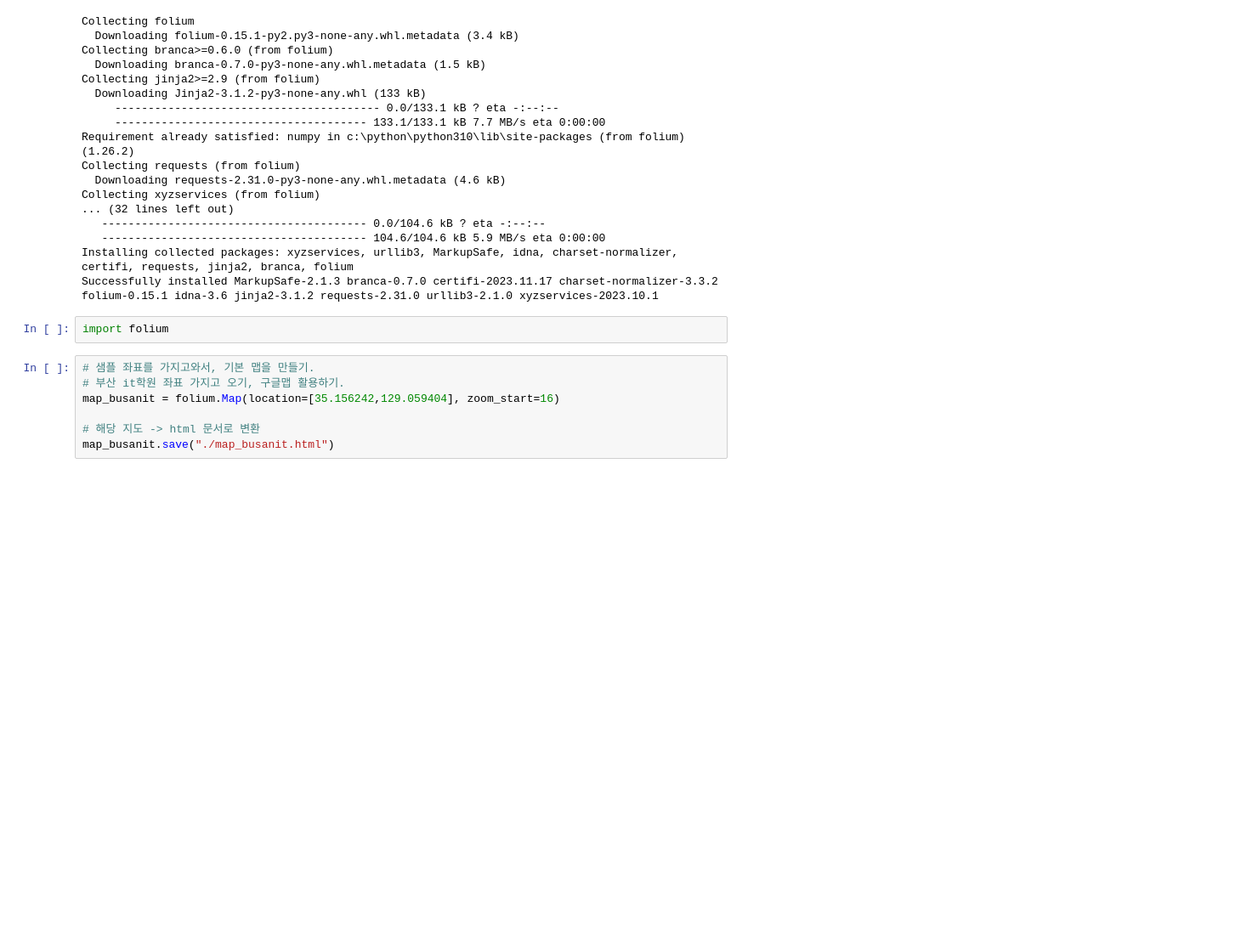
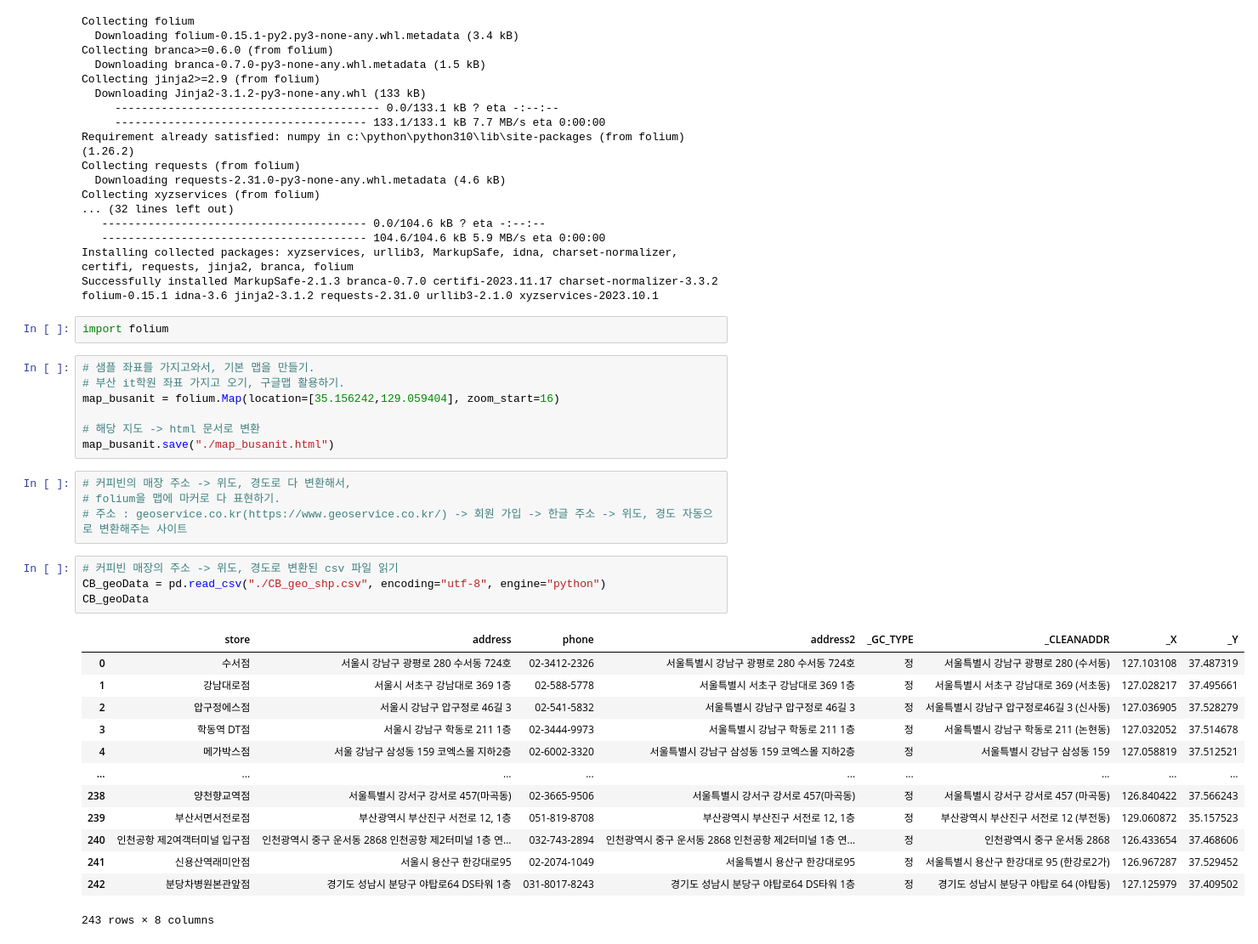
Before and after one commit to Hyeonseok0627/BigdataVisualization_analyze_teacher, a Jupyter notebook: 3-지도맵-통계/test.ipynb, the cells around one changed output. Shown at 85% size. Cells and saved outputs as stored; diff of their text form; blank space fills up the shorter version.

Commit message:
231221(2교시 지도맵 시각화, geoservice 사이트 이용해서 주소 to 위도 경도 변환)

```diff
--- a/3-지도맵-통계/test.ipynb
+++ b/3-지도맵-통계/test.ipynb
@@ -171,3 +171,25 @@ map_busanit = folium.Map(location=[35.156242,129.059404], zoom_start=16)
 
 # 해당 지도 -> html 문서로 변환
 map_busanit.save("./map_busanit.html")
+# %%
+# 커피빈의 매장 주소 -> 위도, 경도로 다 변환해서,
+# folium을 맵에 마커로 다 표현하기.
+# 주소 : geoservice.co.kr(https://www.geoservice.co.kr/) -> 회원 가입 -> 한글 주소 -> 위도, 경도 자동으로 변환해주는 사이트
+# %%
+# 커피빈 매장의 주소 -> 위도, 경도로 변환된 csv 파일 읽기
+CB_geoData = pd.read_csv("./CB_geo_shp.csv", encoding="utf-8", engine="python")
+CB_geoData
+# %% [output]
+|  | store | address | phone | address2 | _GC_TYPE | _CLEANADDR | _X | _Y |
+| 0 | 수서점 | 서울시 강남구 광평로 280 수서동 724호 | 02-3412-2326 | 서울특별시 강남구 광평로 280 수서동 724호 | 정 | 서울특별시 강남구 광평로 280 (수서동) | 127.103108 | 37.487319 |
+| 1 | 강남대로점 | 서울시 서초구 강남대로 369 1층 | 02-588-5778 | 서울특별시 서초구 강남대로 369 1층 | 정 | 서울특별시 서초구 강남대로 369 (서초동) | 127.028217 | 37.495661 |
+| 2 | 압구정에스점 | 서울시 강남구 압구정로 46길 3 | 02-541-5832 | 서울특별시 강남구 압구정로 46길 3 | 정 | 서울특별시 강남구 압구정로46길 3 (신사동) | 127.036905 | 37.528279 |
+| 3 | 학동역 DT점 | 서울시 강남구 학동로 211 1층 | 02-3444-9973 | 서울특별시 강남구 학동로 211 1층 | 정 | 서울특별시 강남구 학동로 211 (논현동) | 127.032052 | 37.514678 |
+| 4 | 메가박스점 | 서울 강남구 삼성동 159 코엑스몰 지하2층 | 02-6002-3320 | 서울특별시 강남구 삼성동 159 코엑스몰 지하2층 | 정 | 서울특별시 강남구 삼성동 159 | 127.058819 | 37.512521 |
+| ... | ... | ... | ... | ... | ... | ... | ... | ... |
+| 238 | 양천향교역점 | 서울특별시 강서구 강서로 457(마곡동) | 02-3665-9506 | 서울특별시 강서구 강서로 457(마곡동) | 정 | 서울특별시 강서구 강서로 457 (마곡동) | 126.840422 | 37.566243 |
+| 239 | 부산서면서전로점 | 부산광역시 부산진구 서전로 12, 1층 | 051-819-8708 | 부산광역시 부산진구 서전로 12, 1층 | 정 | 부산광역시 부산진구 서전로 12 (부전동) | 129.060872 | 35.157523 |
+| 240 | 인천공항 제2여객터미널 입구점 | 인천광역시 중구 운서동 2868 인천공항 제2터미널 1층 연... | 032-743-2894 | 인천광역시 중구 운서동 2868 인천공항 제2터미널 1층 연... | 정 | 인천광역시 중구 운서동 2868 | 126.433654 | 37.468606 |
+| 241 | 신용산역래미안점 | 서울시 용산구 한강대로95 | 02-2074-1049 | 서울특별시 용산구 한강대로95 | 정 | 서울특별시 용산구 한강대로 95 (한강로2가) | 126.967287 | 37.529452 |
+| 242 | 분당차병원본관앞점 | 경기도 성남시 분당구 야탑로64 DS타워 1층 | 031-8017-8243 | 경기도 성남시 분당구 야탑로64 DS타워 1층 | 정 | 경기도 성남시 분당구 야탑로 64 (야탑동) | 127.125979 | 37.409502 |
+243 rows × 8 columns
```
Also changed, not shown: 1 other file.
